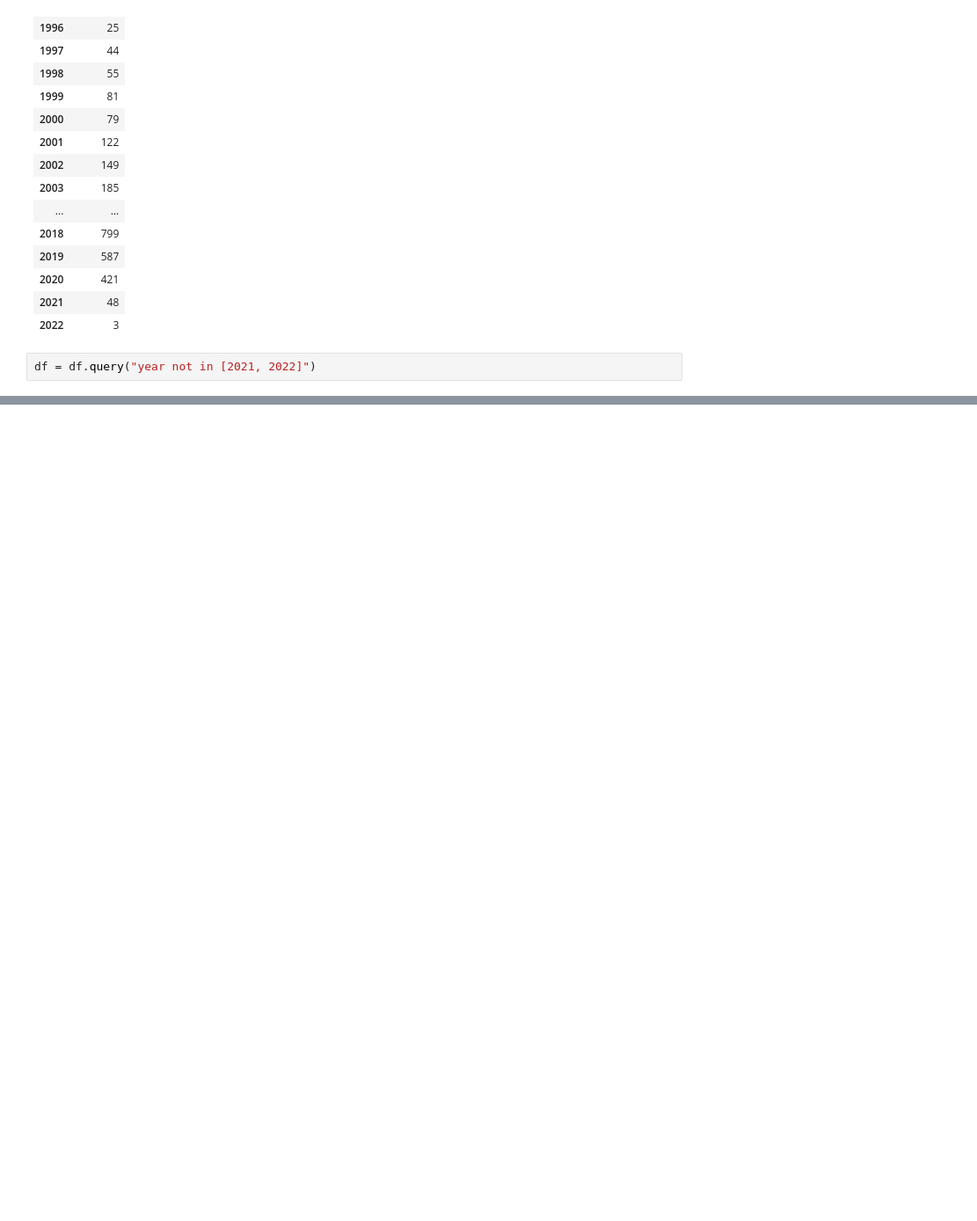
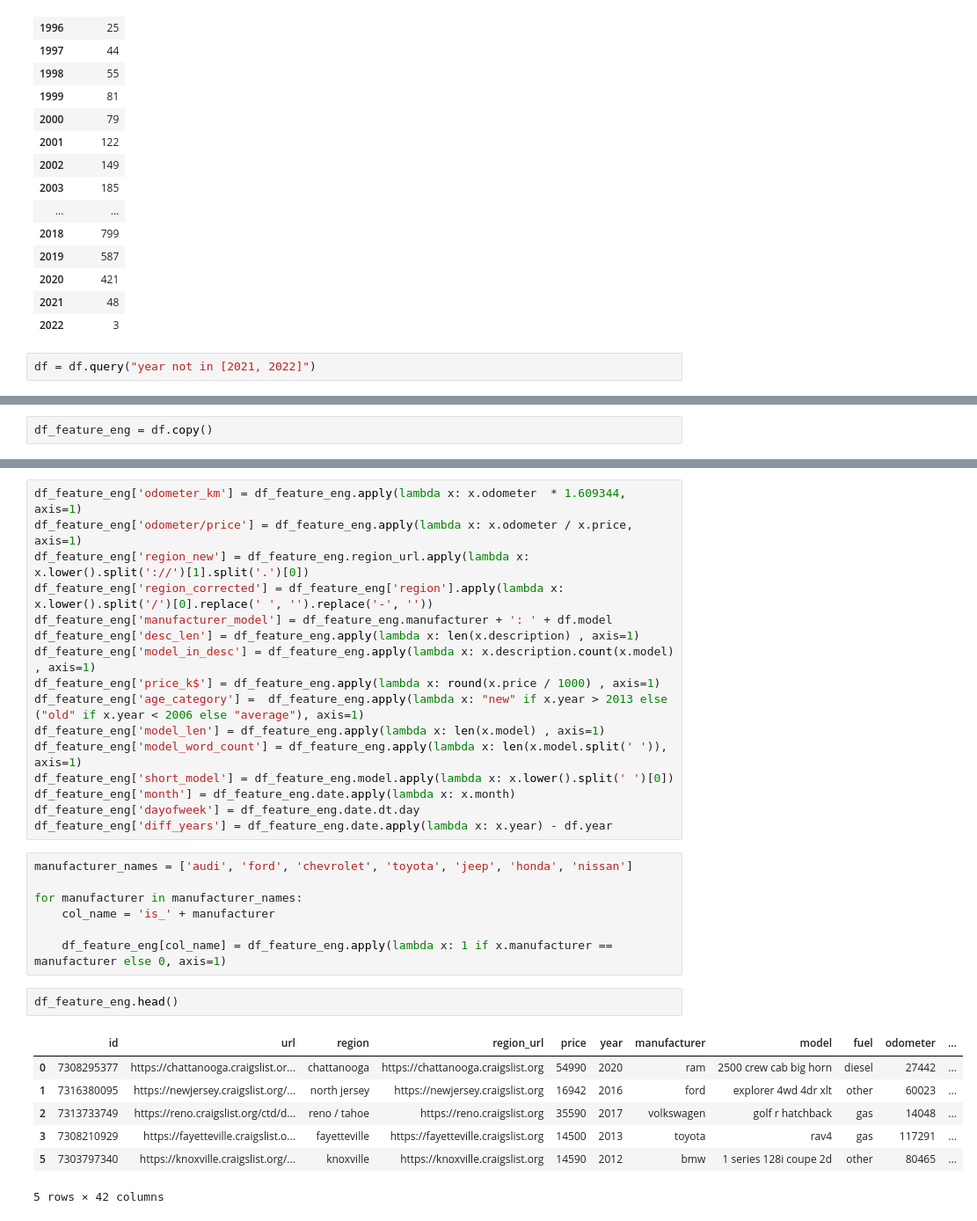
Before and after one commit to Alexander10100/classification_cost_car, a Jupyter notebook: Notebook with model training.ipynb, the cells around one changed output, grey strips where cells are left out. Shown: that part at 88% size. Cells and saved outputs as stored; diff of their text form; blank space fills up the shorter version.

```diff
--- a/Notebook with model training.ipynb
+++ b/Notebook with model training.ipynb
@@ -349,0 +352,2 @@ df = df.query("year not in [2021, 2022]")
+# %%
+df_feature_eng = df.copy()
@@ -349,0 +366,33 @@ df = df.query("year not in [2021, 2022]")
+# %%
+df_feature_eng['odometer_km'] = df_feature_eng.apply(lambda x: x.odometer  * 1.609344, axis=1)
+df_feature_eng['odometer/price'] = df_feature_eng.apply(lambda x: x.odometer / x.price, axis=1)
+df_feature_eng['region_new'] = df_feature_eng.region_url.apply(lambda x: x.lower().split('://')[1].split('.')[0])
+df_feature_eng['region_corrected'] = df_feature_eng['region'].apply(lambda x: x.lower().split('/')[0].replace(' ', '').replace('-', ''))
+df_feature_eng['manufacturer_model'] = df_feature_eng.manufacturer + ': ' + df.model
+df_feature_eng['desc_len'] = df_feature_eng.apply(lambda x: len(x.description) , axis=1)
+df_feature_eng['model_in_desc'] = df_feature_eng.apply(lambda x: x.description.count(x.model) , axis=1)
+df_feature_eng['price_k$'] = df_feature_eng.apply(lambda x: round(x.price / 1000) , axis=1)
+df_feature_eng['age_category'] =  df_feature_eng.apply(lambda x: "new" if x.year > 2013 else ("old" if x.year < 2006 else "average"), axis=1)
+df_feature_eng['model_len'] = df_feature_eng.apply(lambda x: len(x.model) , axis=1)
+df_feature_eng['model_word_count'] = df_feature_eng.apply(lambda x: len(x.model.split(' ')), axis=1)
+df_feature_eng['short_model'] = df_feature_eng.model.apply(lambda x: x.lower().split(' ')[0])
+df_feature_eng['month'] = df_feature_eng.date.apply(lambda x: x.month)
+df_feature_eng['dayofweek'] = df_feature_eng.date.dt.day
+df_feature_eng['diff_years'] = df_feature_eng.date.apply(lambda x: x.year) - df.year
+# %%
+manufacturer_names = ['audi', 'ford', 'chevrolet', 'toyota', 'jeep', 'honda', 'nissan']
+
+for manufacturer in manufacturer_names:
+    col_name = 'is_' + manufacturer
+
+    df_feature_eng[col_name] = df_feature_eng.apply(lambda x: 1 if x.manufacturer == manufacturer else 0, axis=1)
+# %%
+df_feature_eng.head()
+# %% [output]
+|  | id | url | region | region_url | price | year | manufacturer | model | fuel | odometer | ... |
+| 0 | 7308295377 | https://chattanooga.craigslist.or... | chattanooga | https://chattanooga.craigslist.org | 54990 | 2020 | ram | 2500 crew cab big horn | diesel | 27442 | ... |
+| 1 | 7316380095 | https://newjersey.craigslist.org/... | north jersey | https://newjersey.craigslist.org | 16942 | 2016 | ford | explorer 4wd 4dr xlt | other | 60023 | ... |
+| 2 | 7313733749 | https://reno.craigslist.org/ctd/d... | reno / tahoe | https://reno.craigslist.org | 35590 | 2017 | volkswagen | golf r hatchback | gas | 14048 | ... |
+| 3 | 7308210929 | https://fayetteville.craigslist.o... | fayetteville | https://fayetteville.craigslist.org | 14500 | 2013 | toyota | rav4 | gas | 117291 | ... |
+| 5 | 7303797340 | https://knoxville.craigslist.org/... | knoxville | https://knoxville.craigslist.org | 14590 | 2012 | bmw | 1 series 128i coupe 2d | other | 80465 | ... |
+5 rows × 42 columns
```
Also changed, not shown: parts of 2 cells of this notebook.
